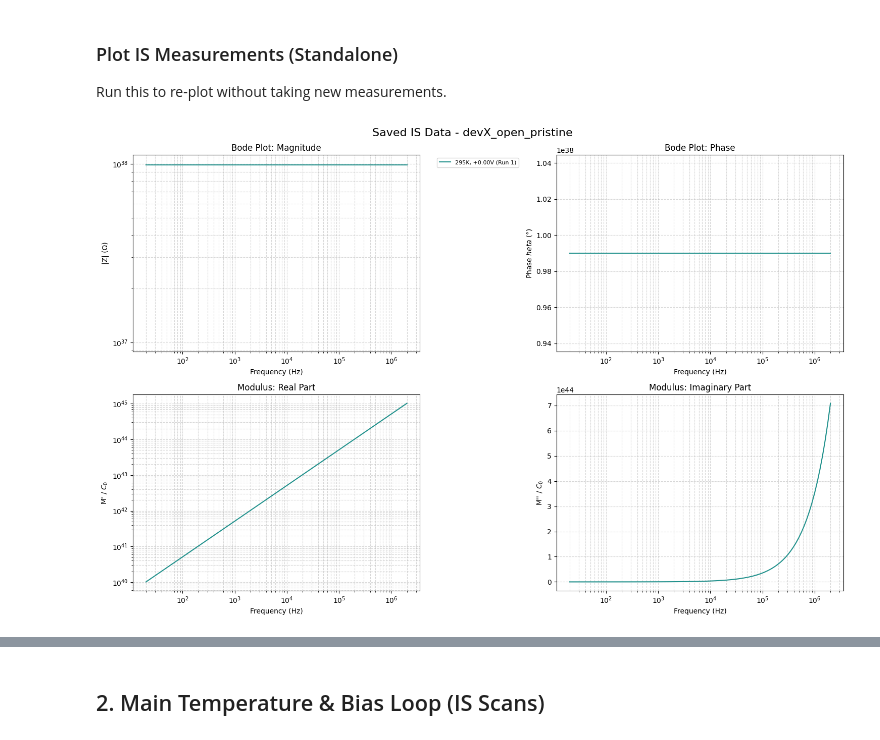
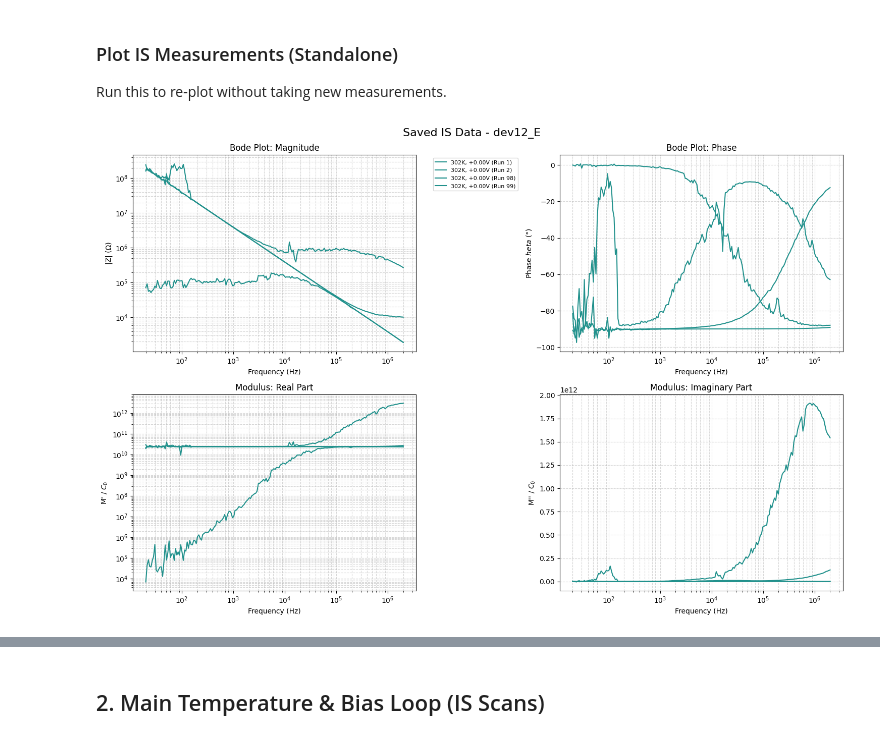
Before and after one commit to hc3413/Instrument_Control_Python, a Jupyter notebook: Jupyter Scripts/Agilent_Janis_Control.ipynb, the cells around one changed output, grey strips where cells are left out. Drawn from its saved outputs; the diff is of its cells as text; code cells hidden in the pictures.

```diff
--- a/Jupyter Scripts/Agilent_Janis_Control.ipynb
+++ b/Jupyter Scripts/Agilent_Janis_Control.ipynb
@@ -227,18 +237,21 @@ Run this to re-plot without taking new measurements.
 # %%
 # Plot saved IS data from a specific folder without connecting to the instrument
 # Use run_num to select specific runs (e.g., run_num=[1, 2]). Use None to plot all matching runs.
 # Use temp_points and bias_points to filter only specific measurements (with tolerances).
+
+sweep_name = "dev12_E"
+
 load_and_plot_is(
     parent_dir=output_path,
     sweep_name=sweep_name,
-    temp_points=[current_temp], # e.g. [300, 290]
-    bias_points=dc_biases,    # e.g. [0.0, 1.0]
+    #temp_points=[current_temp], # e.g. [300, 290]
+    #bias_points=dc_biases,    # e.g. [0.0, 1.0]
     run_num=None,
     log_y_left=True,
     log_y_right=False,
    # y_range_left=[1e1,1e6],        # e.g. (1e3, 1e7)
     y_range_right=None,       # e.g. (-90, 90)
     remove_outliers=True     # Mask Z > 1e10, Z < 0, Phase > +/-180
 )
 # %% [output]
-[figure, old version]
+[figure, new version]
```
Also changed, not shown: parts of 7 cells of this notebook.
